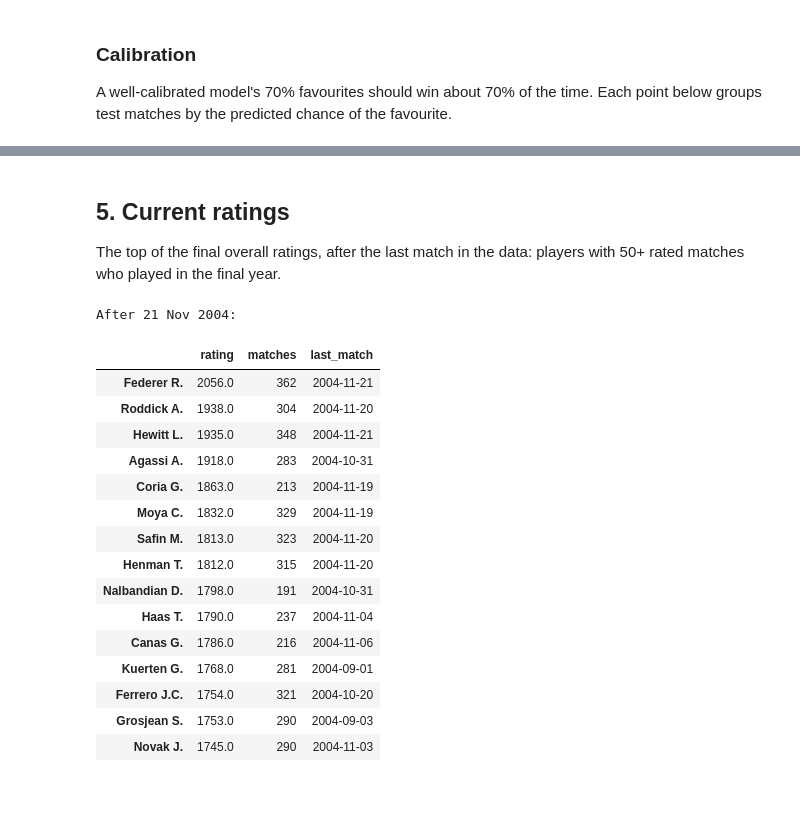
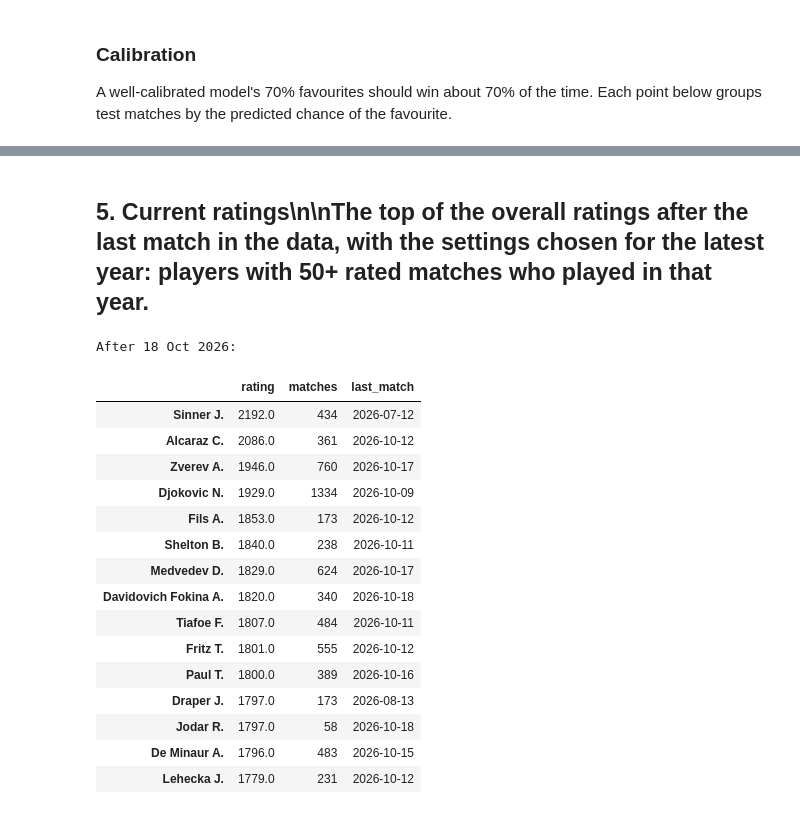
Before and after one commit to noahgoalen/git-practice, a Jupyter notebook: tennis-segmentation/elo_prediction.ipynb, the cells around one changed output, grey strips where cells are left out. Drawn from its saved outputs; the diff is of its cells as text; code cells hidden in the pictures.

```diff
--- a/tennis-segmentation/elo_prediction.ipynb
+++ b/tennis-segmentation/elo_prediction.ipynb
@@ -284,25 +315,0 @@ step before.
-# %%
-def tune(base, grid):
-    """Try every combination in grid on top of base; return the best
-    settings by validation log loss, and a table of all tried."""
-    keys = list(grid)
-    tried = []
-    for values in np.array(np.meshgrid(*grid.values()),
-                           dtype=object).T.reshape(-1, len(keys)):
-        settings = {**base, **dict(zip(keys, values))}
-        p = run_elo(matches, **settings)
-        tried.append({**dict(zip(keys, values)),
-                      **scores(p[is_val])})
-    table = pd.DataFrame(tried).sort_values("log_loss")
-    best = {**base, **table.iloc[0][keys].to_dict()}
-    return best, table
-
-
-steps = {}
-
-settings, table = tune(dict(DEFAULTS),
-                       {"k_scale": [50, 75, 100, 150, 250, 350],
-                        "k_power": [0.0, 0.2, 0.4, 0.6]})
-steps["Basic Elo"] = dict(settings)
-print("Basic Elo, best settings first (validation):")
-table.head(8).round(4)
@@ -320,10 +315,0 @@ Basic Elo, best settings first (validation):
-# %%
-for name, grid in [
-        ("+ surface ratings", {"surface_weight": [0.0, 0.25, 0.5, 0.75, 1.0]}),
-        ("+ margin of victory", {"margin": [0.0, 1.0, 2.0, 4.0, 6.0, 8.0]}),
-        ("+ best-of-5 adjustment", {"best_of_5": [False, True]}),
-        ("+ retirements choice", {"use_retirements": [True, False]})]:
-    settings, table = tune(settings, grid)
-    steps[name] = dict(settings)
-    print(f"{name}:")
-    print(table.round(4).to_string(index=False), "\n")
@@ -437,27 +492,28 @@ calibration.round(3)
 # %% [markdown]
-## 5. Current ratings
-
-The top of the final overall ratings, after the last match in the data: players with 50+ rated matches who played in the final year.
+## 5. Current ratings\n\nThe top of the overall ratings after the last match in the data, with the settings chosen for the latest year: players with 50+ rated matches who played in that year.
 # %%
-_, table = run_elo(matches, return_ratings=True, **final)
-active = (table["matches"] >= 50) & (table["last_match"].dt.year == years[-1])
+latest = chosen[test_years[-1]][STEPS[-1][0]]
+_, ratings = run_elo(matches, return_ratings=True, **latest)
+active = ((ratings["matches"] >= 50)
+          & (ratings["last_match"].dt.year == years[-1]))
 print(f"After {matches['Date'].max():%d %b %Y}:")
-table[active].sort_values("rating", ascending=False).head(15).round({"rating": 0})
+ratings[active].sort_values("rating", ascending=False).head(15) \
+    .round({"rating": 0})
 # %% [output]
-After 21 Nov 2004:
+After 18 Oct 2026:
 |  | rating | matches | last_match |
-| Federer R. | 2056.0 | 362 | 2004-11-21 |
-| Roddick A. | 1938.0 | 304 | 2004-11-20 |
-| Hewitt L. | 1935.0 | 348 | 2004-11-21 |
-| Agassi A. | 1918.0 | 283 | 2004-10-31 |
-| Coria G. | 1863.0 | 213 | 2004-11-19 |
-| Moya C. | 1832.0 | 329 | 2004-11-19 |
-| Safin M. | 1813.0 | 323 | 2004-11-20 |
-| Henman T. | 1812.0 | 315 | 2004-11-20 |
-| Nalbandian D. | 1798.0 | 191 | 2004-10-31 |
-| Haas T. | 1790.0 | 237 | 2004-11-04 |
-| Canas G. | 1786.0 | 216 | 2004-11-06 |
-| Kuerten G. | 1768.0 | 281 | 2004-09-01 |
-| Ferrero J.C. | 1754.0 | 321 | 2004-10-20 |
-| Grosjean S. | 1753.0 | 290 | 2004-09-03 |
-| Novak J. | 1745.0 | 290 | 2004-11-03 |
+| Sinner J. | 2192.0 | 434 | 2026-07-12 |
+| Alcaraz C. | 2086.0 | 361 | 2026-10-12 |
+| Zverev A. | 1946.0 | 760 | 2026-10-17 |
+| Djokovic N. | 1929.0 | 1334 | 2026-10-09 |
+| Fils A. | 1853.0 | 173 | 2026-10-12 |
+| Shelton B. | 1840.0 | 238 | 2026-10-11 |
+| Medvedev D. | 1829.0 | 624 | 2026-10-17 |
+| Davidovich Fokina A. | 1820.0 | 340 | 2026-10-18 |
+| Tiafoe F. | 1807.0 | 484 | 2026-10-11 |
+| Fritz T. | 1801.0 | 555 | 2026-10-12 |
+| Paul T. | 1800.0 | 389 | 2026-10-16 |
+| Draper J. | 1797.0 | 173 | 2026-08-13 |
+| Jodar R. | 1797.0 | 58 | 2026-10-18 |
+| De Minaur A. | 1796.0 | 483 | 2026-10-15 |
+| Lehecka J. | 1779.0 | 231 | 2026-10-12 |
```
Also changed, not shown: parts of 22 cells of this notebook, 22 other files.
